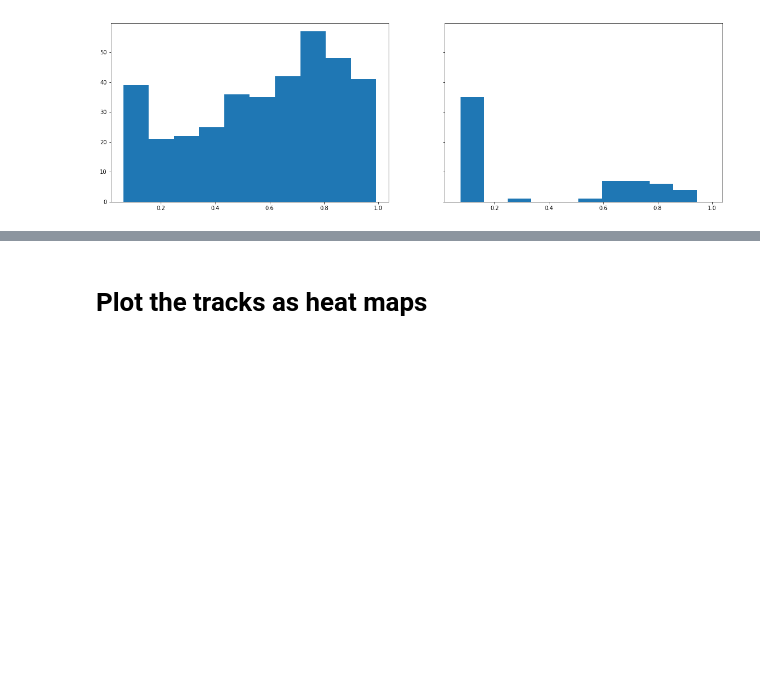
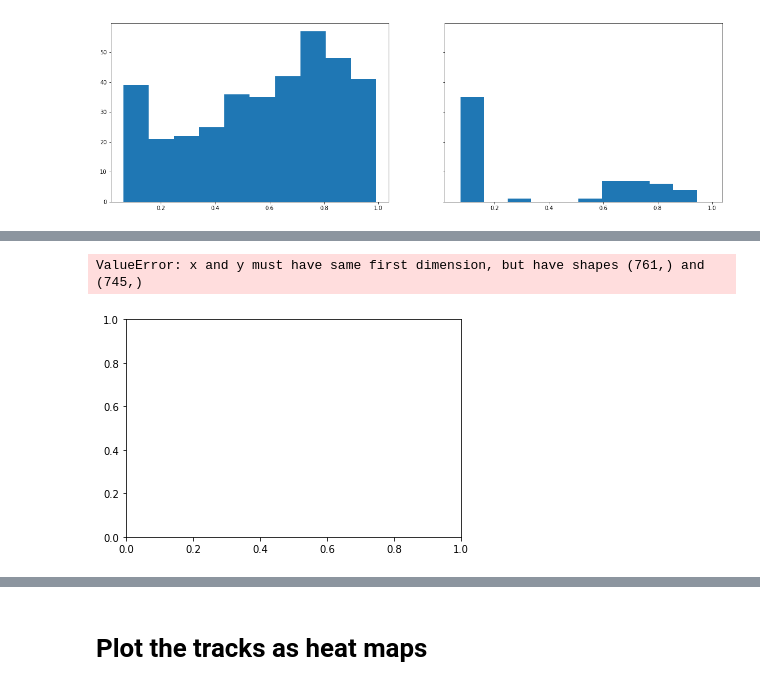
Before and after one commit to TanviDeora/ProboscisTracking, a Jupyter notebook: DrawProboscisKinematics.ipynb, the cells around one changed output, grey strips where cells are left out. Saved outputs shown, nothing was run; the diff lists cells and outputs as text; code cells hidden in the pictures; blank space fills up the shorter version.

```diff
--- a/DrawProboscisKinematics.ipynb
+++ b/DrawProboscisKinematics.ipynb
@@ -166,0 +184,3 @@ ax[1].hist(useful_r_tlast/radii[0])
+# %%
+theta_t0 = np.arctan2(new_y_t0,new_x_t0)*180/np.pi
+theta_tlast = np.arctan2(new_y_tlast, new_y_tlast)*180/np.pi
@@ -166,0 +212,5 @@ ax[1].hist(useful_r_tlast/radii[0])
+# %%
+new_theta_t0= np.unwrap(theta_t0[~np.isnan(theta_t0)])
+# %% [output]
+ValueError: x and y must have same first dimension, but have shapes (761,) and (745,)
+[figure, added]
```
Also changed, not shown: parts of 8 cells of this notebook.
